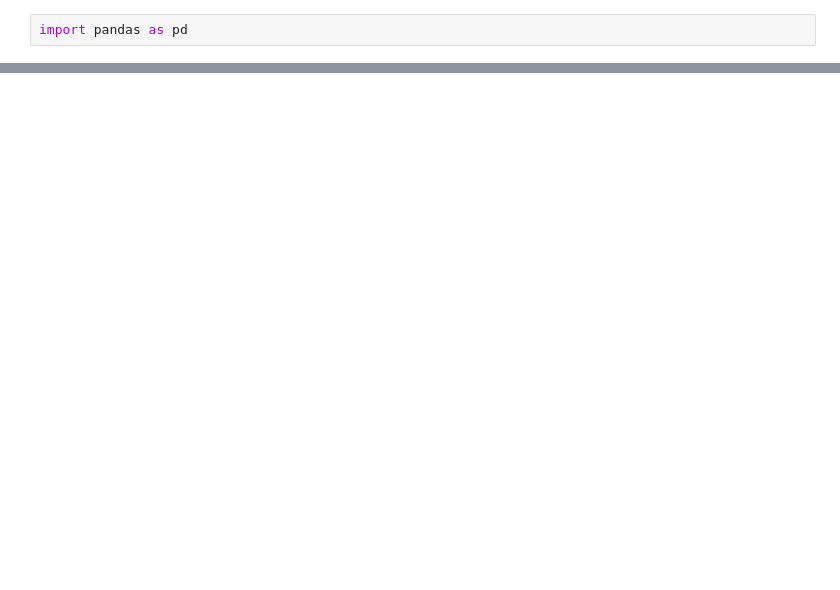
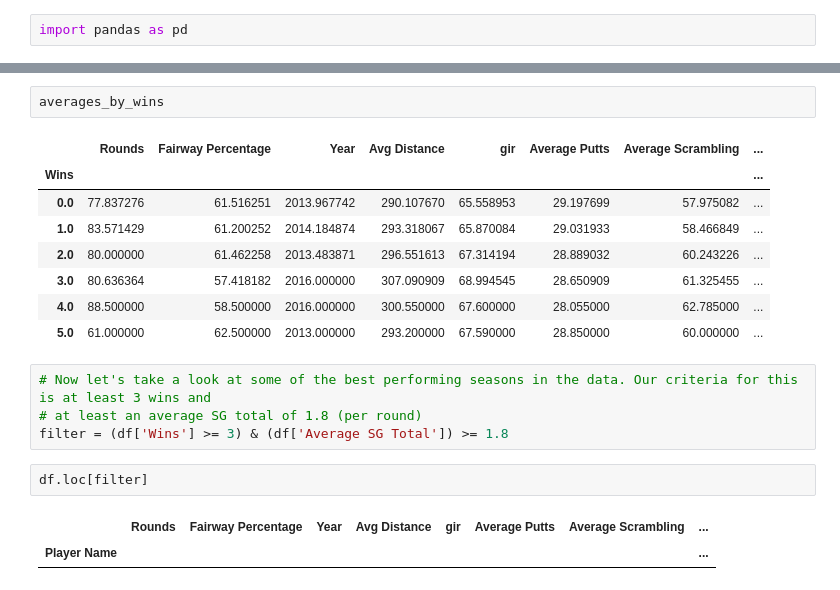
Before and after one commit to jacksullivan2/pgatour-data-analysis, a Jupyter notebook: PGA Tour Data Analysis .ipynb, the cells around one changed output, grey strips where cells are left out. Saved outputs shown, nothing was run; the diff lists cells and outputs as text; blank space fills up the shorter version.

Commit message:
Updated PGA Tour Data Analysis

```diff
--- a/PGA Tour Data Analysis .ipynb
+++ b/PGA Tour Data Analysis .ipynb
@@ -48,0 +75,20 @@ Name: Average SG Total, dtype: float64
+# %%
+averages_by_wins
+# %% [output]
+|  | Rounds | Fairway Percentage | Year | Avg Distance | gir | Average Putts | Average Scrambling | ... |
+| Wins |  |  |  |  |  |  |  | ... |
+| 0.0 | 77.837276 | 61.516251 | 2013.967742 | 290.107670 | 65.558953 | 29.197699 | 57.975082 | ... |
+| 1.0 | 83.571429 | 61.200252 | 2014.184874 | 293.318067 | 65.870084 | 29.031933 | 58.466849 | ... |
+| 2.0 | 80.000000 | 61.462258 | 2013.483871 | 296.551613 | 67.314194 | 28.889032 | 60.243226 | ... |
+| 3.0 | 80.636364 | 57.418182 | 2016.000000 | 307.090909 | 68.994545 | 28.650909 | 61.325455 | ... |
+| 4.0 | 88.500000 | 58.500000 | 2016.000000 | 300.550000 | 67.600000 | 28.055000 | 62.785000 | ... |
+| 5.0 | 61.000000 | 62.500000 | 2013.000000 | 293.200000 | 67.590000 | 28.850000 | 60.000000 | ... |
+# %%
+# Now let's take a look at some of the best performing seasons in the data. Our criteria for this is at least 3 wins and
+# at least an average SG total of 1.8 (per round)
+filter = (df['Wins'] >= 3) & (df['Average SG Total']) >= 1.8
+# %%
+df.loc[filter]
+# %% [output]
+|  | Rounds | Fairway Percentage | Year | Avg Distance | gir | Average Putts | Average Scrambling | ... |
+| Player Name |  |  |  |  |  |  |  | ... |
```
Also changed, not shown: parts of 12 cells of this notebook.
